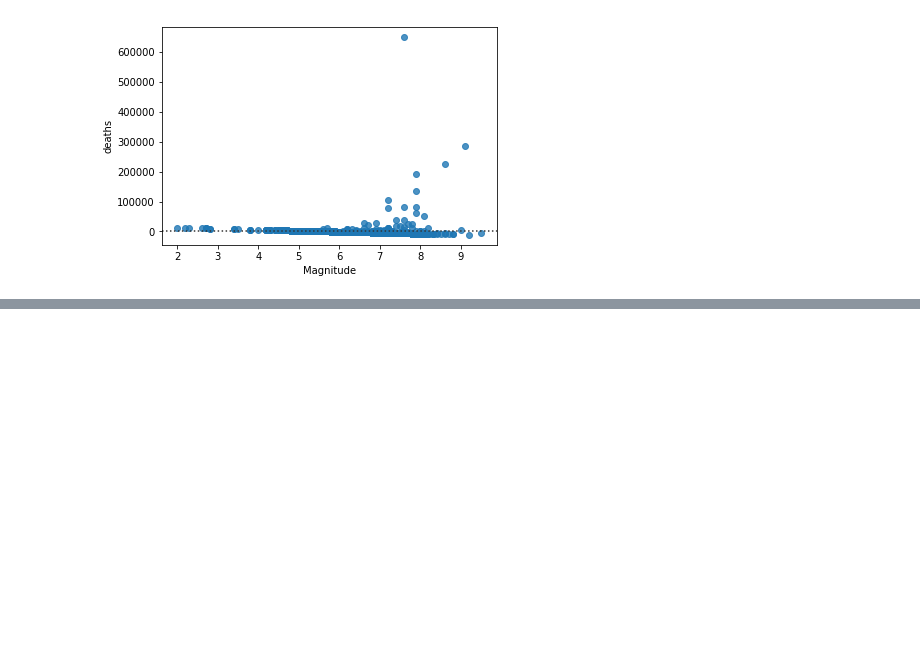
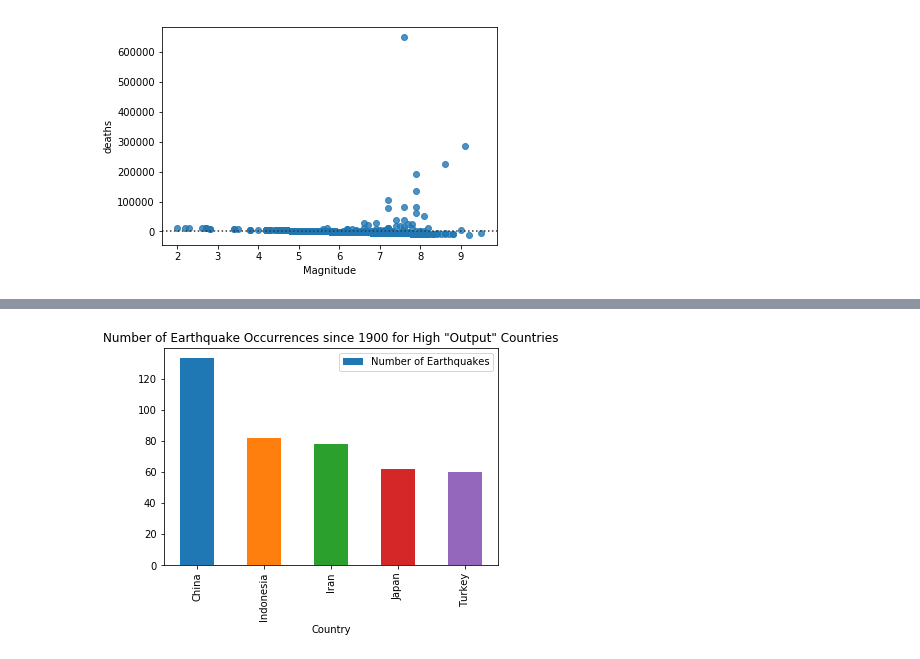
Before and after one commit to Cjcarlevato/data-question-3-earthquakes-the-dream-crushers, a Jupyter notebook: EarthquakeUWN.ipynb, the cells around one changed output, grey strips where cells are left out. Drawn from its saved outputs; the diff is of its cells as text; code cells hidden in the pictures; blank space fills up the shorter version.

```diff
--- a/EarthquakeUWN.ipynb
+++ b/EarthquakeUWN.ipynb
@@ -443,0 +542,8 @@ NameError: name 'Country' is not defined
+# %%
+topEQs=country_count.loc[country_count['Number of Earthquakes']>=60]  #presumably 1 every 2-3 years - This parameter
+# can be changed
+# %%
+topEQs.plot(kind='bar',x='Country', y='Number of Earthquakes', title='Number of Earthquake Occurrences since 1900 for High "Output" Countries')
+plt.show()
+# %% [output]
+[figure, added]
```
Also changed, not shown: parts of 21 cells of this notebook.
